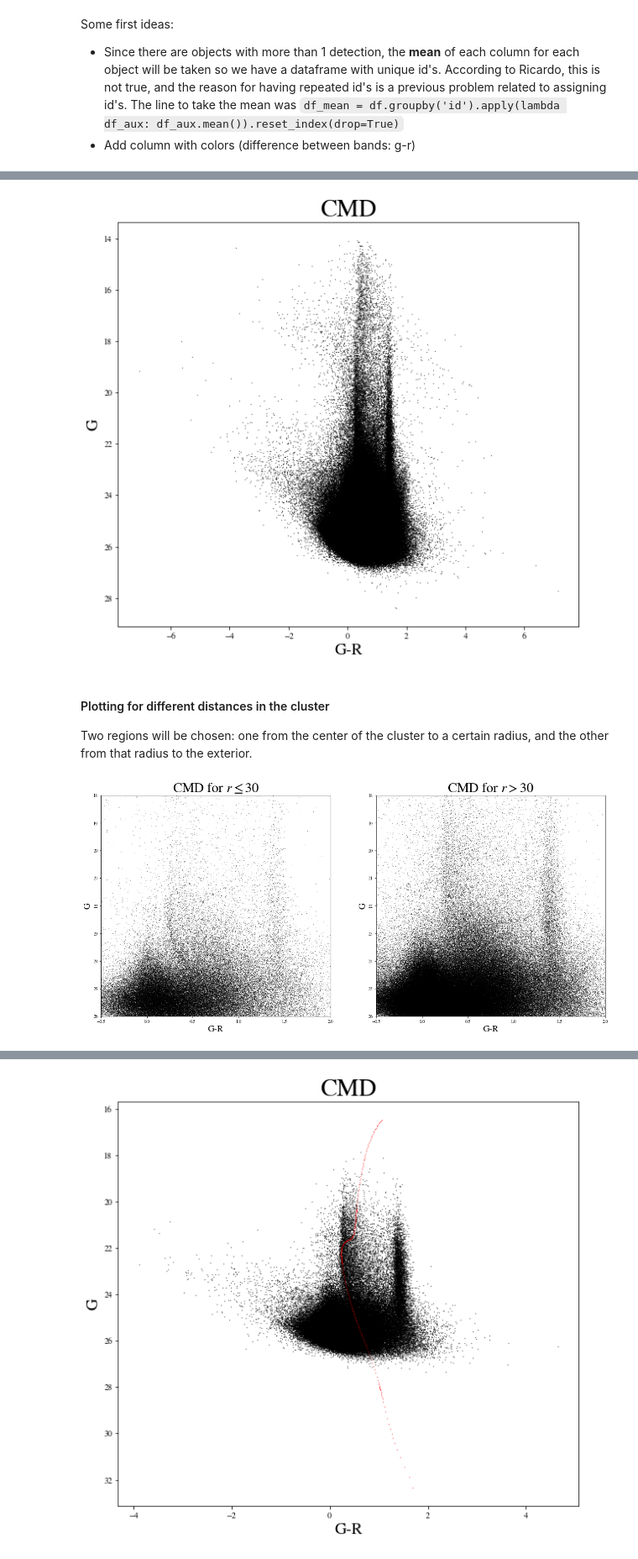
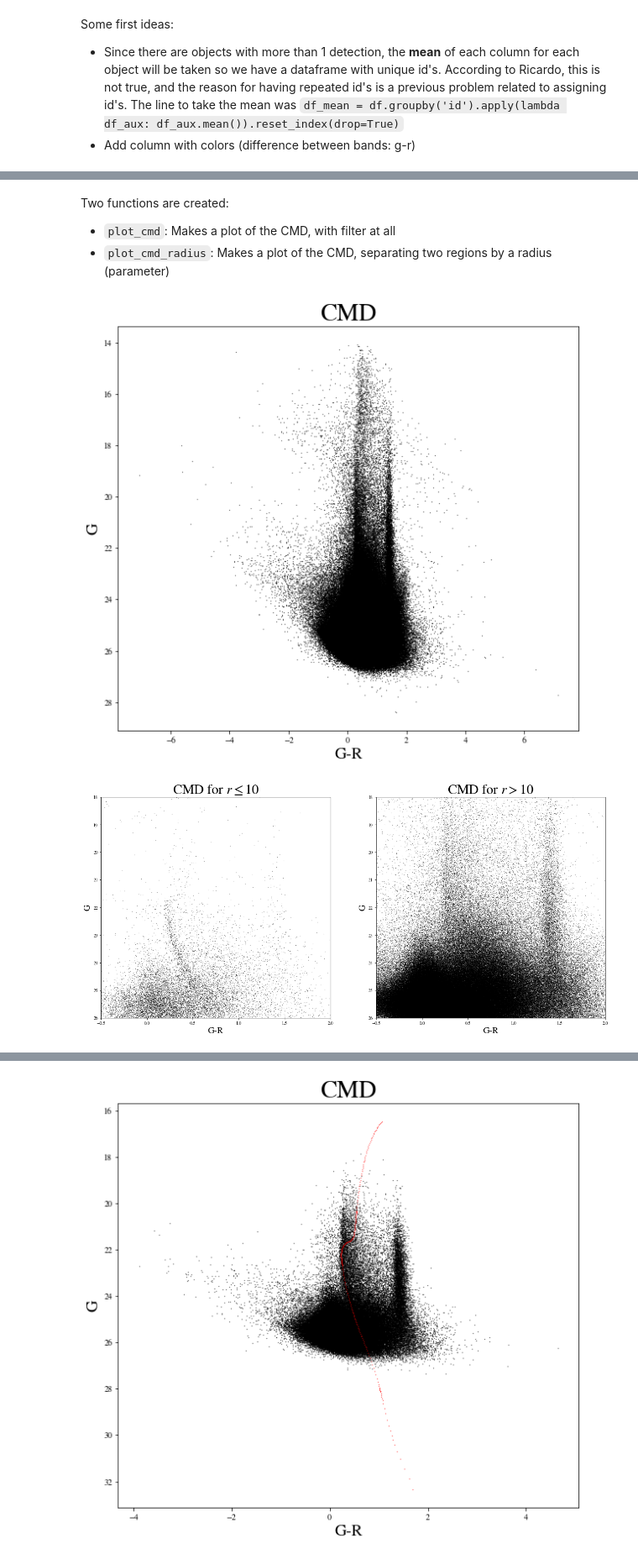
Before and after one commit to vPedreros/MW_Satellites, a Jupyter notebook: MW_satellites_nb.ipynb, the cells around one changed output, grey strips where cells are left out. Shown at 84% size. Drawn from its saved outputs; the diff is of its cells as text; code cells hidden in the pictures.

```diff
--- a/MW_satellites_nb.ipynb
+++ b/MW_satellites_nb.ipynb
@@ -50,3 +47,7 @@ Some first ideas:
+# %% [markdown]
+Two functions are created:
+* `plot_cmd`: Makes a plot of the CMD, with filter at all
+* `plot_cmd_radius`: Makes a plot of the CMD, separating two regions by a radius (parameter)
 # %%
 def plot_cmd(df):
     x_data = df['g-r']
@@ -62,8 +85,0 @@ def plot_cmd(df):
-# %%
-plot_cmd(df)
-# %% [output]
-[figure, removed]
-# %% [markdown]
-#### Plotting for different distances in the cluster
-
-Two regions will be chosen: one from the center of the cluster to a certain radius, and the other from that radius to the exterior.
@@ -93,5 +86,8 @@ def plot_cmd_radius(df, radius):
 # %%
-r_inner = 30
+r_inner = 10
+
+plot_cmd(df)
 plot_cmd_radius(df, r_inner)
 # %% [output]
-[figure, old version]
+[figure, new version]
+[figure, added]
```
Also changed, not shown: parts of 22 cells of this notebook.
